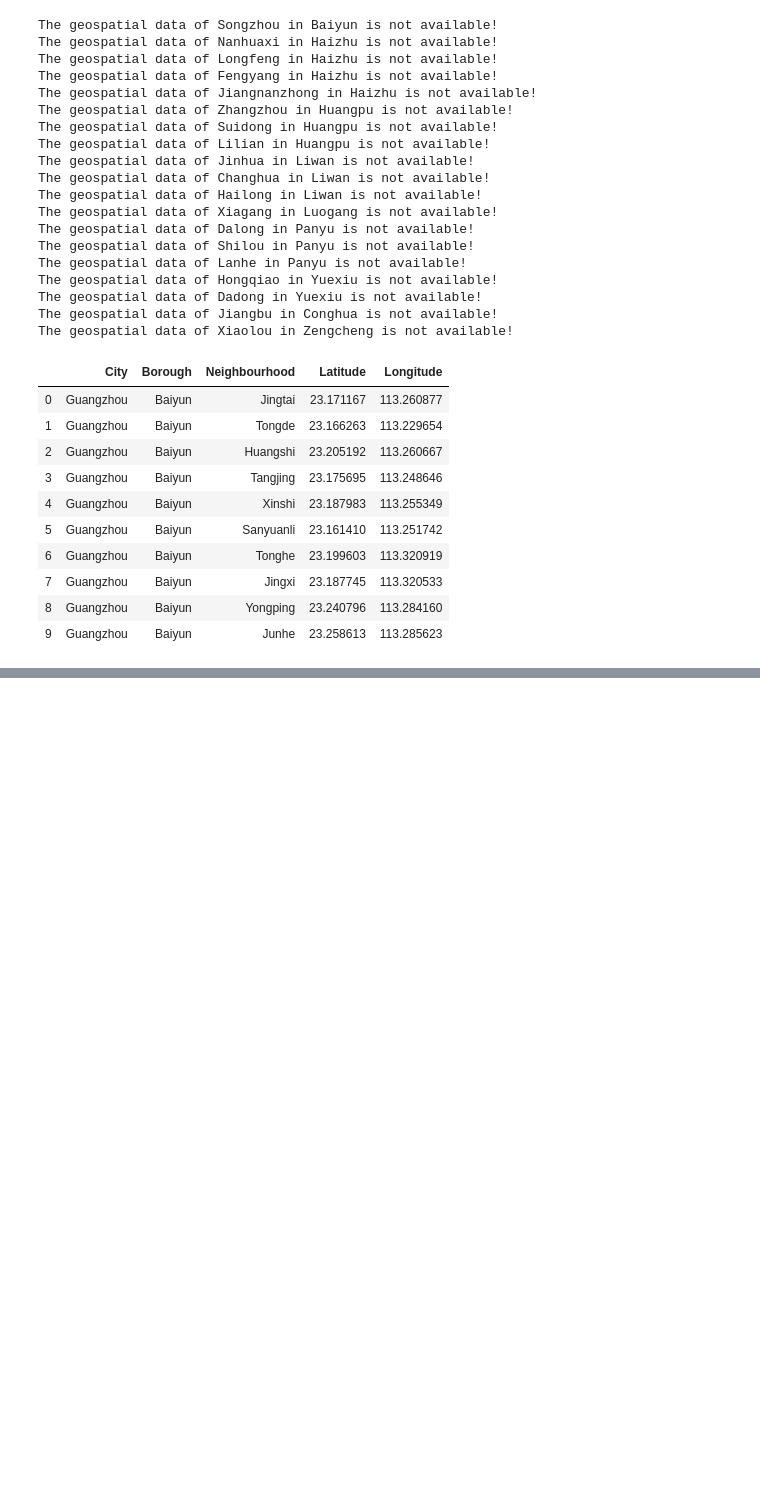
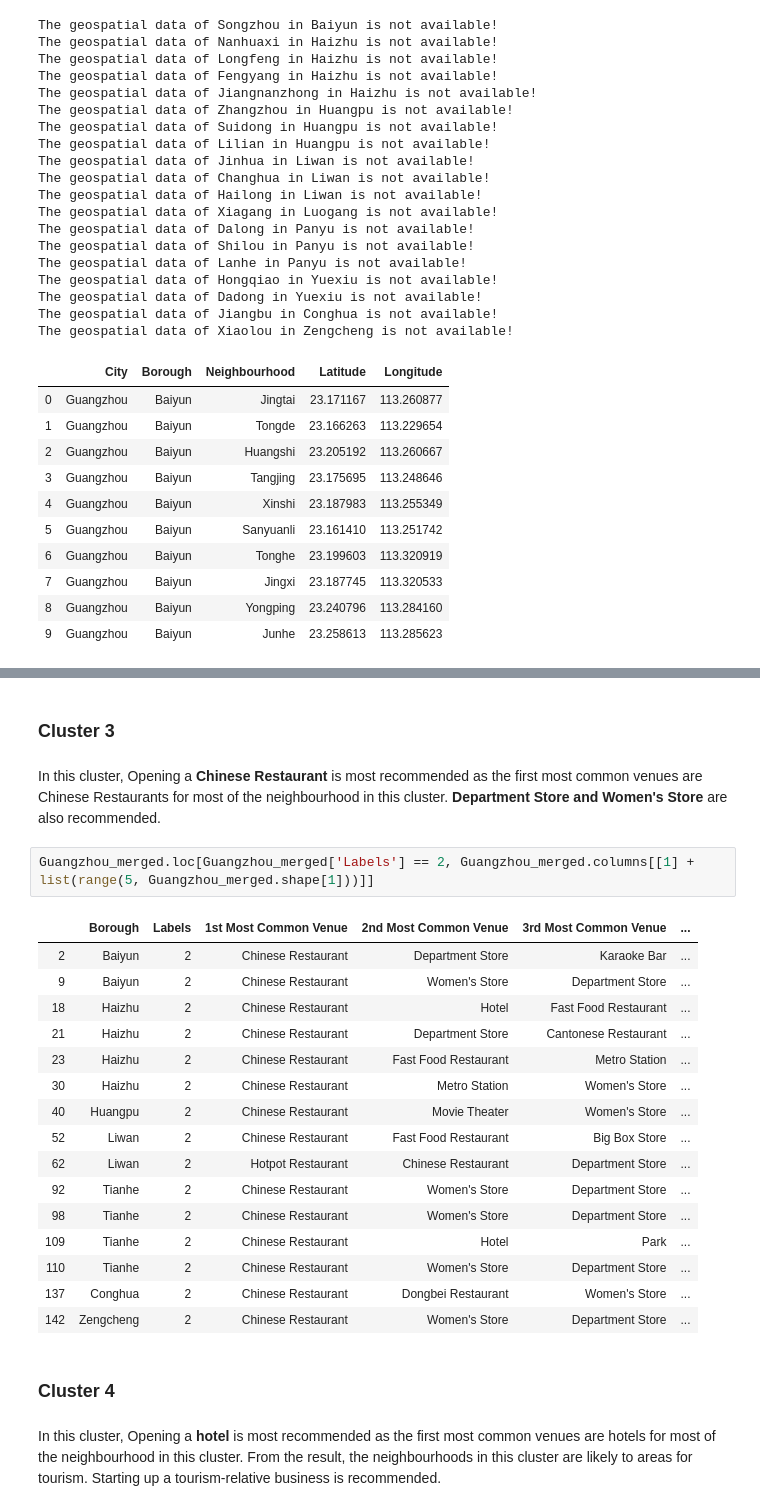
Before and after one commit to xuziqing98/New-Venture-Navigator, a Jupyter notebook: coursera_applied_data_science_capstone_project.ipynb, the cells around one changed output, grey strips where cells are left out. Saved outputs shown, nothing was run; the diff lists cells and outputs as text; blank space fills up the shorter version.

```diff
--- a/coursera_applied_data_science_capstone_project.ipynb
+++ b/coursera_applied_data_science_capstone_project.ipynb
@@ -165,0 +556,27 @@ The geospatial data of Xiaolou in Zengcheng is not available!
+# %% [markdown]
+### Cluster 3
+# %% [markdown]
+In this cluster, Opening a **Chinese Restaurant** is most recommended as the first most common venues are Chinese Restaurants for most of the neighbourhood in this cluster. **Department Store and Women's Store** are also recommended.
+# %%
+Guangzhou_merged.loc[Guangzhou_merged['Labels'] == 2, Guangzhou_merged.columns[[1] + list(range(5, Guangzhou_merged.shape[1]))]]
+# %% [output]
+|  | Borough | Labels | 1st Most Common Venue | 2nd Most Common Venue | 3rd Most Common Venue | ... |
+| 2 | Baiyun | 2 | Chinese Restaurant | Department Store | Karaoke Bar | ... |
+| 9 | Baiyun | 2 | Chinese Restaurant | Women's Store | Department Store | ... |
+| 18 | Haizhu | 2 | Chinese Restaurant | Hotel | Fast Food Restaurant | ... |
+| 21 | Haizhu | 2 | Chinese Restaurant | Department Store | Cantonese Restaurant | ... |
+| 23 | Haizhu | 2 | Chinese Restaurant | Fast Food Restaurant | Metro Station | ... |
+| 30 | Haizhu | 2 | Chinese Restaurant | Metro Station | Women's Store | ... |
+| 40 | Huangpu | 2 | Chinese Restaurant | Movie Theater | Women's Store | ... |
+| 52 | Liwan | 2 | Chinese Restaurant | Fast Food Restaurant | Big Box Store | ... |
+| 62 | Liwan | 2 | Hotpot Restaurant | Chinese Restaurant | Department Store | ... |
+| 92 | Tianhe | 2 | Chinese Restaurant | Women's Store | Department Store | ... |
+| 98 | Tianhe | 2 | Chinese Restaurant | Women's Store | Department Store | ... |
+| 109 | Tianhe | 2 | Chinese Restaurant | Hotel | Park | ... |
+| 110 | Tianhe | 2 | Chinese Restaurant | Women's Store | Department Store | ... |
+| 137 | Conghua | 2 | Chinese Restaurant | Dongbei Restaurant | Women's Store | ... |
+| 142 | Zengcheng | 2 | Chinese Restaurant | Women's Store | Department Store | ... |
+# %% [markdown]
+### Cluster 4
+# %% [markdown]
+In this cluster, Opening a **hotel** is most recommended as the first most common venues are hotels for most of the neighbourhood in this cluster. From the result, the neighbourhoods in this cluster are likely to areas for tourism. Starting up a tourism-relative business is recommended.
```
Also changed, not shown: parts of 54 cells of this notebook.
